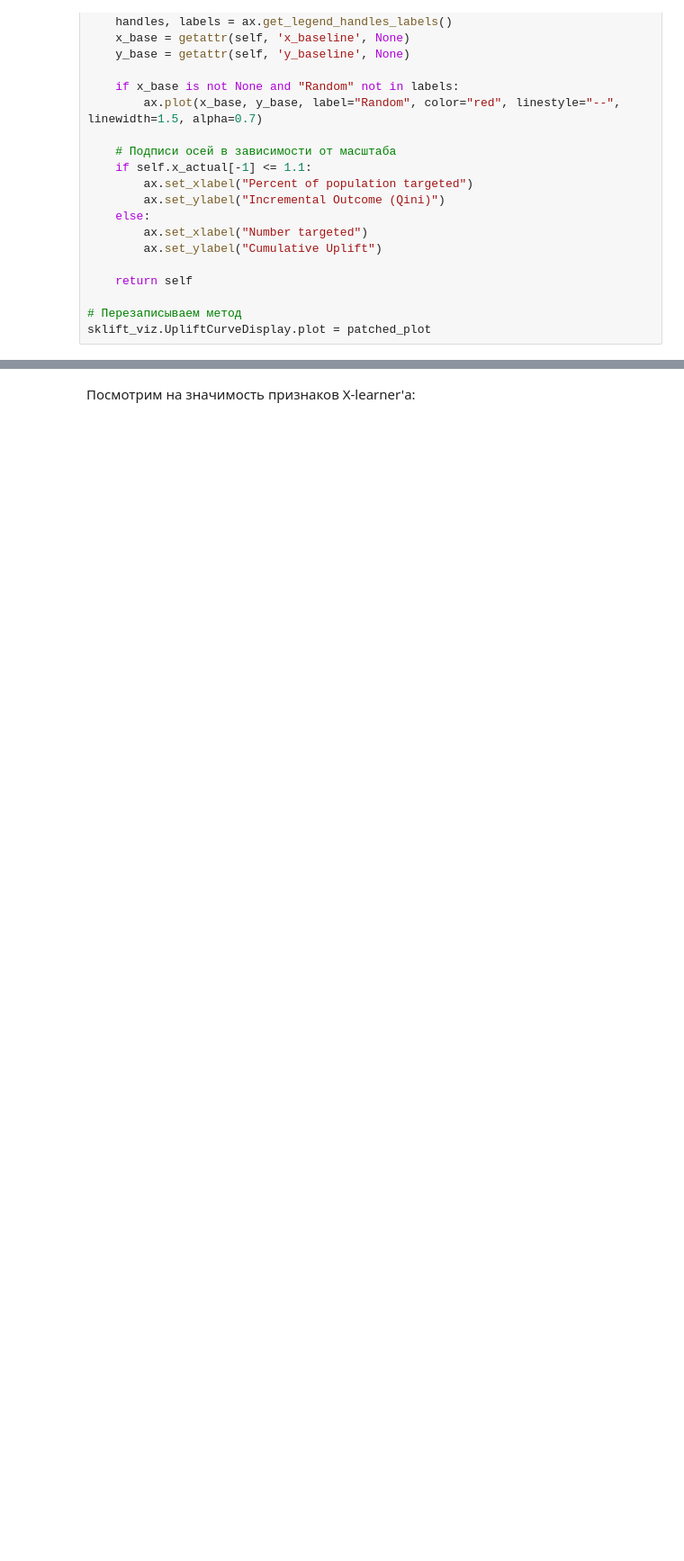
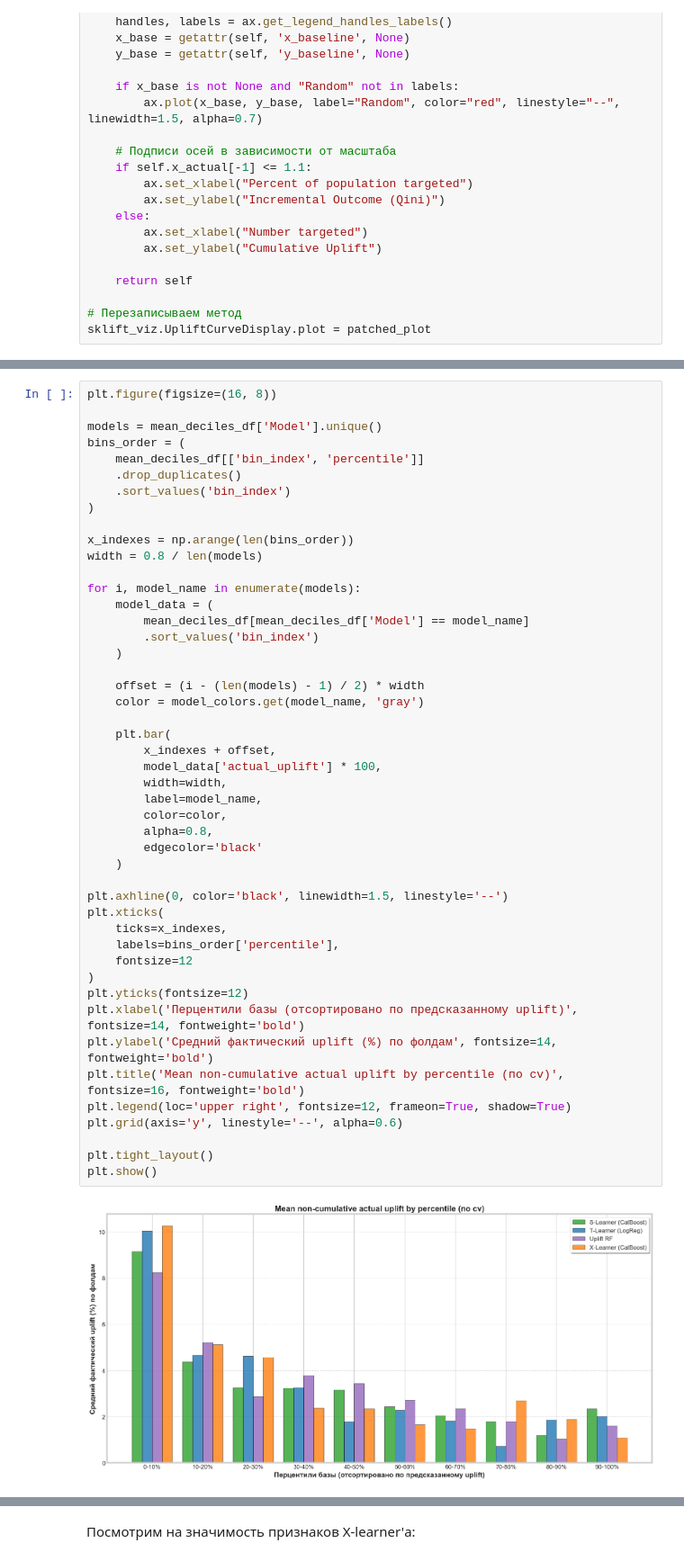
Before and after one commit to VShilovich/uplift-modeling-hse, a Jupyter notebook: Classic-ml-models/jupyter_results_comparison/All_models-new_feats_analysis.ipynb, the cells around one changed output, grey strips where cells are left out. Shown at 90% size. Saved outputs shown, nothing was run; the diff lists cells and outputs as text; blank space fills up the shorter version.

```diff
--- a/Classic-ml-models/jupyter_results_comparison/All_models-new_feats_analysis.ipynb
+++ b/Classic-ml-models/jupyter_results_comparison/All_models-new_feats_analysis.ipynb
@@ -328,3 +497,52 @@ plt.show()
+# %%
+plt.figure(figsize=(16, 8))
+
+models = mean_deciles_df['Model'].unique()
+bins_order = (
+    mean_deciles_df[['bin_index', 'percentile']]
+    .drop_duplicates()
+    .sort_values('bin_index')
+)
+
+x_indexes = np.arange(len(bins_order))
+width = 0.8 / len(models)
+
+for i, model_name in enumerate(models):
+    model_data = (
+        mean_deciles_df[mean_deciles_df['Model'] == model_name]
+        .sort_values('bin_index')
+    )
+
+    offset = (i - (len(models) - 1) / 2) * width
+    color = model_colors.get(model_name, 'gray')
+
+    plt.bar(
+        x_indexes + offset,
+        model_data['actual_uplift'] * 100,
+        width=width,
+        label=model_name,
+        color=color,
+        alpha=0.8,
+        edgecolor='black'
+    )
+
+plt.axhline(0, color='black', linewidth=1.5, linestyle='--')
+plt.xticks(
+    ticks=x_indexes,
+    labels=bins_order['percentile'],
+    fontsize=12
+)
+plt.yticks(fontsize=12)
+plt.xlabel('Перцентили базы (отсортировано по предсказанному uplift)', fontsize=14, fontweight='bold')
+plt.ylabel('Средний фактический uplift (%) по фолдам', fontsize=14, fontweight='bold')
+plt.title('Mean non-cumulative actual uplift by percentile (по cv)', fontsize=16, fontweight='bold')
+plt.legend(loc='upper right', fontsize=12, frameon=True, shadow=True)
+plt.grid(axis='y', linestyle='--', alpha=0.6)
+
+plt.tight_layout()
+plt.show()
+# %% [output]
+[figure, added]
 # %% [markdown]
 Графики подтверждают, что:
 
```
Also changed, not shown: parts of 14 cells of this notebook, 3 other files.
